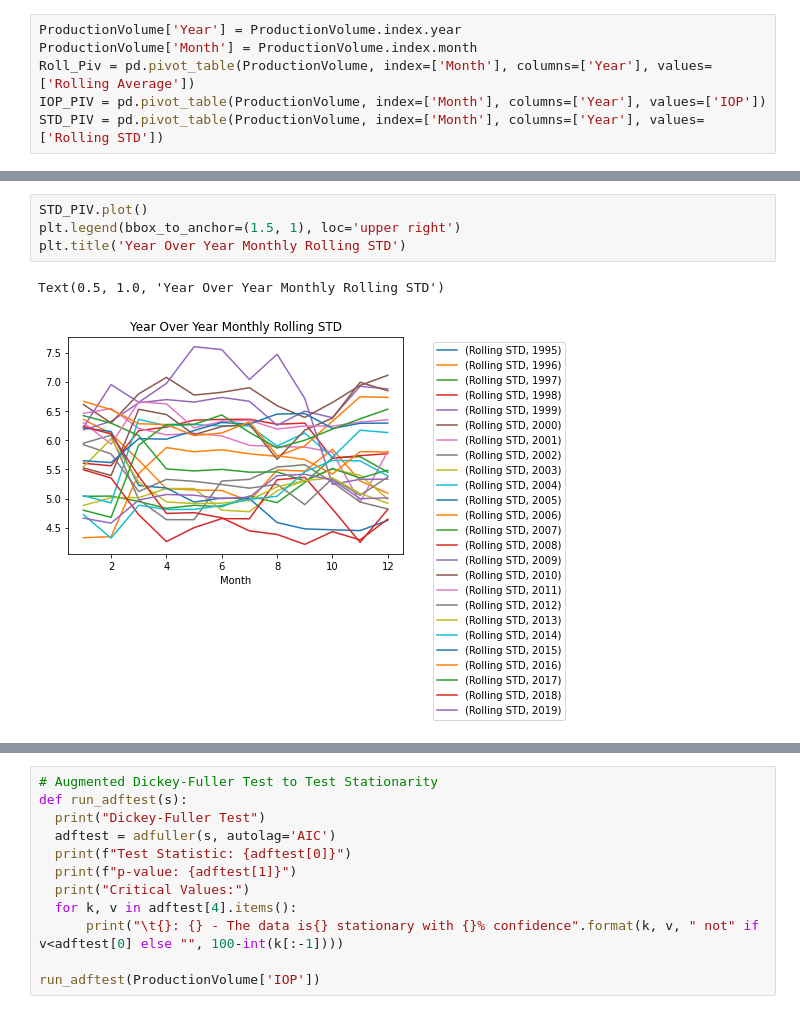
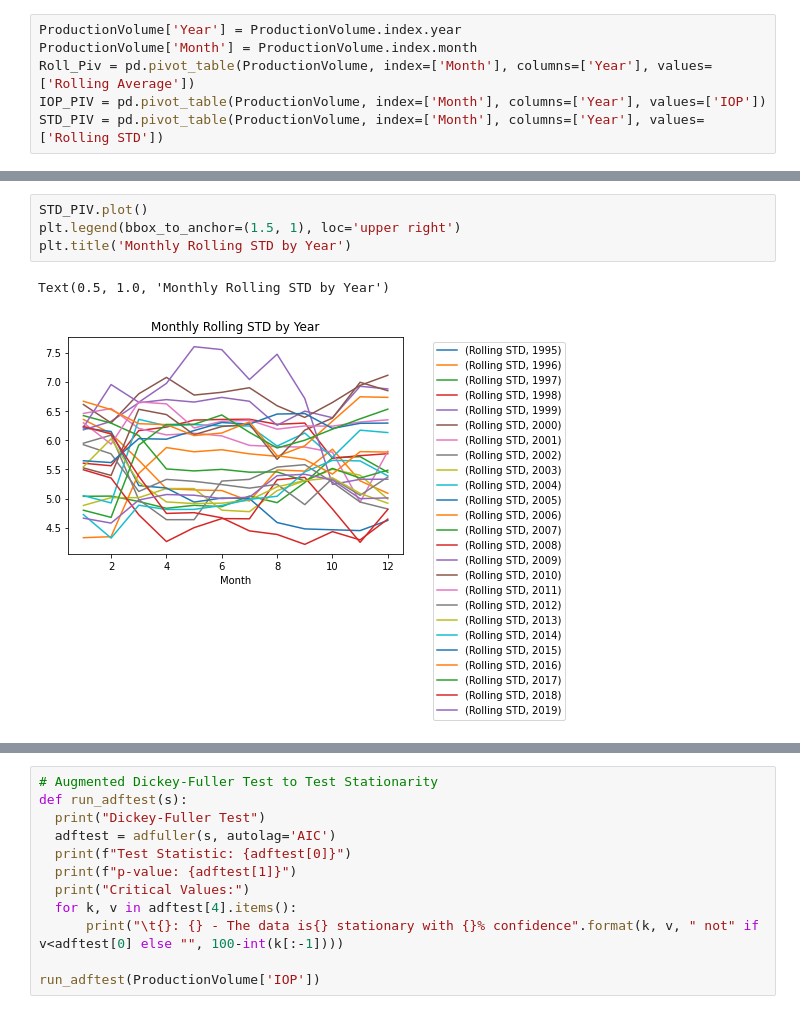
Before and after one commit to DuncanFerguson/GITHUB_REPOSITORY, a Jupyter notebook: DU_MSDS/Data Science Tools 1/Assignment_5/Duncan_Ferguson_Assignment_5.ipynb, the cells around one changed output, grey strips where cells are left out. Drawn from its saved outputs; the diff is of its cells as text.

```diff
--- a/DU_MSDS/Data Science Tools 1/Assignment_5/Duncan_Ferguson_Assignment_5.ipynb
+++ b/DU_MSDS/Data Science Tools 1/Assignment_5/Duncan_Ferguson_Assignment_5.ipynb
@@ -196,10 +201,10 @@ Text(0.5, 1.0, 'Year over Year Monthly Rolling Average')
 # %%
 STD_PIV.plot()
 plt.legend(bbox_to_anchor=(1.5, 1), loc='upper right')
-plt.title('Year Over Year Monthly Rolling STD')
+plt.title('Monthly Rolling STD by Year')
 # %% [output]
-Text(0.5, 1.0, 'Year Over Year Monthly Rolling STD')
+Text(0.5, 1.0, 'Monthly Rolling STD by Year')
-[figure, old version]
+[figure, new version]
 # %%
 IOP_PIV.plot()
 plt.legend(bbox_to_anchor=(1.5, 1), loc='upper right')
```
Also changed, not shown: parts of 21 cells of this notebook.
